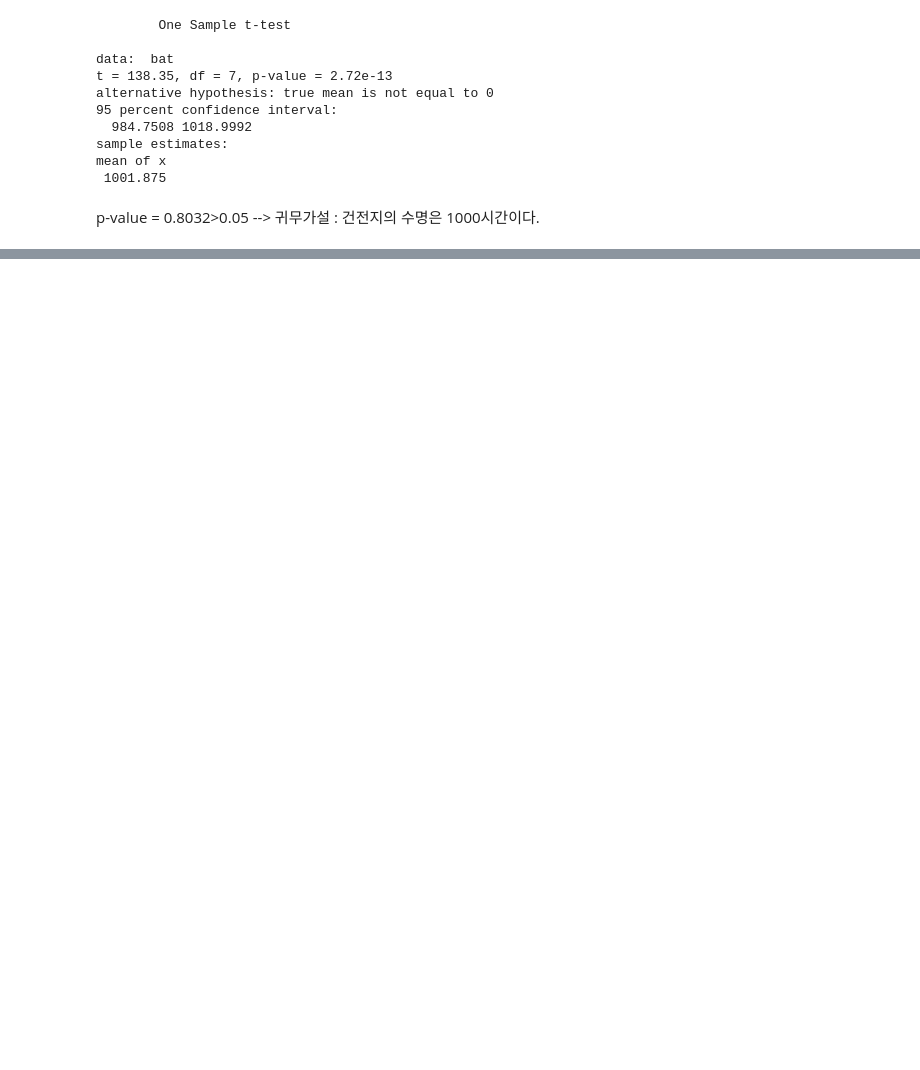
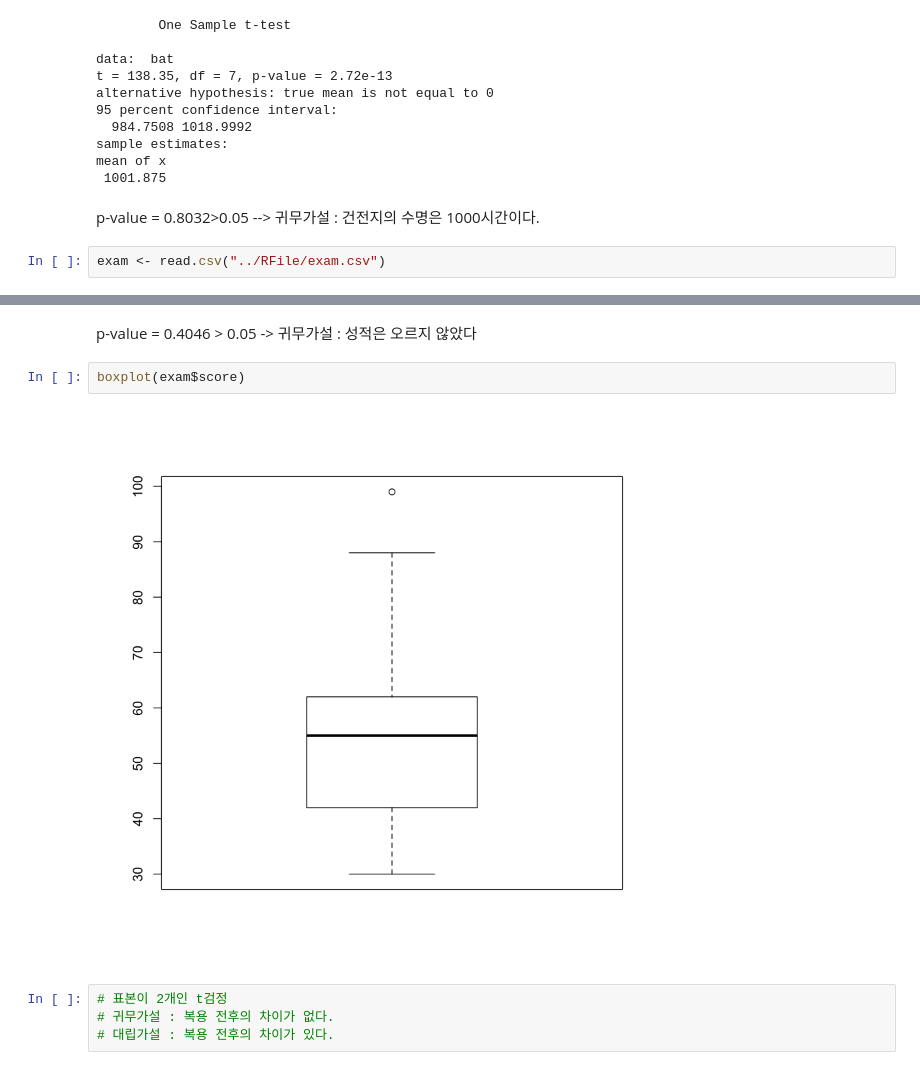
Before and after one commit to ProgrammerJcj/RBase, a Jupyter notebook: 14. 가설검정.ipynb, the cells around one changed output, grey strips where cells are left out. Cells and saved outputs as stored; diff of their text form; blank space fills up the shorter version.

```diff
--- a/14. 가설검정.ipynb
+++ b/14. 가설검정.ipynb
@@ -102,3 +102,5 @@ mean of x
  1001.875
 # %% [markdown]
 p-value = 0.8032>0.05 --> 귀무가설 : 건전지의 수명은 1000시간이다.
+# %%
+exam <- read.csv("../RFile/exam.csv")
@@ -104,0 +172,10 @@ p-value = 0.8032>0.05 --> 귀무가설 : 건전지의 수명은 1000시간이다
+# %% [markdown]
+p-value = 0.4046 > 0.05 -> 귀무가설 : 성적은 오르지 않았다
+# %%
+boxplot(exam$score)
+# %% [output]
+[figure, added]
+# %%
+# 표본이 2개인 t검정
+# 귀무가설 : 복용 전후의 차이가 없다.
+# 대립가설 : 복용 전후의 차이가 있다.
```
Also changed, not shown: parts of 29 cells of this notebook.
